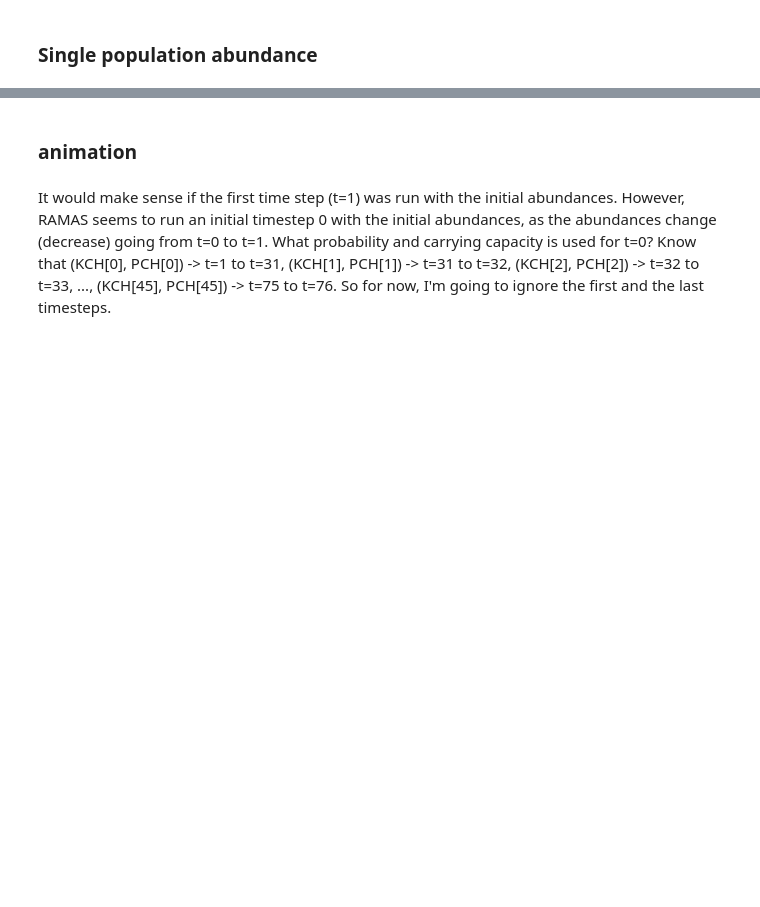
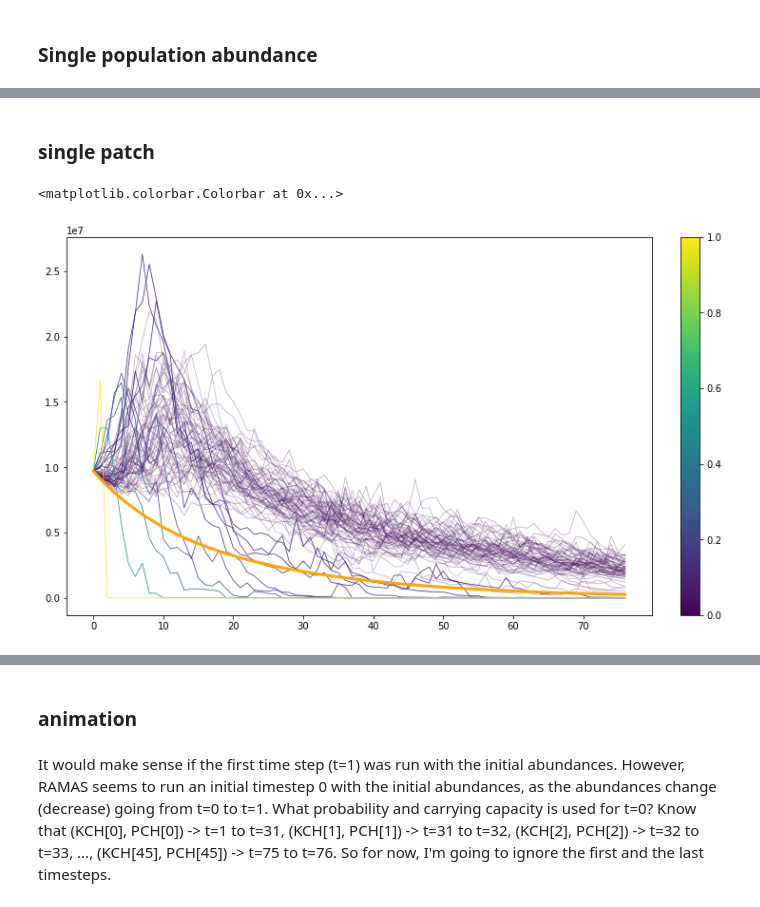
Before and after one commit to patricklawton/TecateCypress, a Jupyter notebook: analysis.ipynb, the cells around one changed output, grey strips where cells are left out. Drawn from its saved outputs; the diff is of its cells as text; code cells hidden in the pictures; blank space fills up the shorter version.

```diff
--- a/analysis.ipynb
+++ b/analysis.ipynb
@@ -293,0 +298,48 @@ plt.legend()
+# %% [markdown]
+### single patch
+# %%
+# First loop through to get the range of fire probs
+probs = []; nums = []
+for runnum in runnums:
+    run = open_run(runnum)
+    if run.spatial == True:
+        continue
+    probs.append(run.fire_prob)
+    nums.append(runnum)
+nums = [x for _,x in sorted(zip(probs,nums))]
+probs = sorted(probs)
+probs = sorted(probs)
+minima = min(probs)
+maxima = max(probs)
+norm = matplotlib.colors.Normalize(vmin=minima, vmax=maxima, clip=True)
+mapper = cm.ScalarMappable(norm=norm, cmap=cm.viridis)
+
+only_one = False; plt_prob = 0.058823529411764705
+# Now plot each timeseries
+fig, ax = plt.subplots(figsize=(10,6), layout='constrained')
+for runnum in nums:
+    run = open_run(runnum)
+    if run.spatial == True:
+        continue
+    with h5py.File(os.path.join(run.run_dir, 'results.h5'), 'r') as res:
+        abund = np.array(res['mean']['pop0'])
+        c = mapper.to_rgba(run.fire_prob)
+        if not only_one:
+            if run.fire_prob == 0:
+                abund_zeroprob = abund
+            else:
+            # elif runnum == 17:
+                alpha = 0.35 if run.fire_prob < 0.1 else 1
+                ax.plot(abund, c=c, alpha=alpha, linewidth=0.75)
+        elif only_one and (run.fire_prob == plt_prob):
+            print('here', runnum)
+            stdev = np.array(res['stdev']['pop0'])
+            ax.errorbar(range(len(abund)), abund, yerr=stdev, c=c, alpha=1, linewidth=0.75)
+ax.plot(abund_zeroprob, c='orange', alpha=1, linewidth=3)
+plt.colorbar(mapper)
+# plt.xlim(0,30)
+# plt.xlim(15,20); plt.ylim(0,0.15e7)
+# plt.xlim(70,76); plt.ylim(-5,2e2)
+# %% [output]
+<matplotlib.colorbar.Colorbar at 0x...>
+[figure, added]
```
Also changed, not shown: parts of 23 cells of this notebook, 6 other files.
